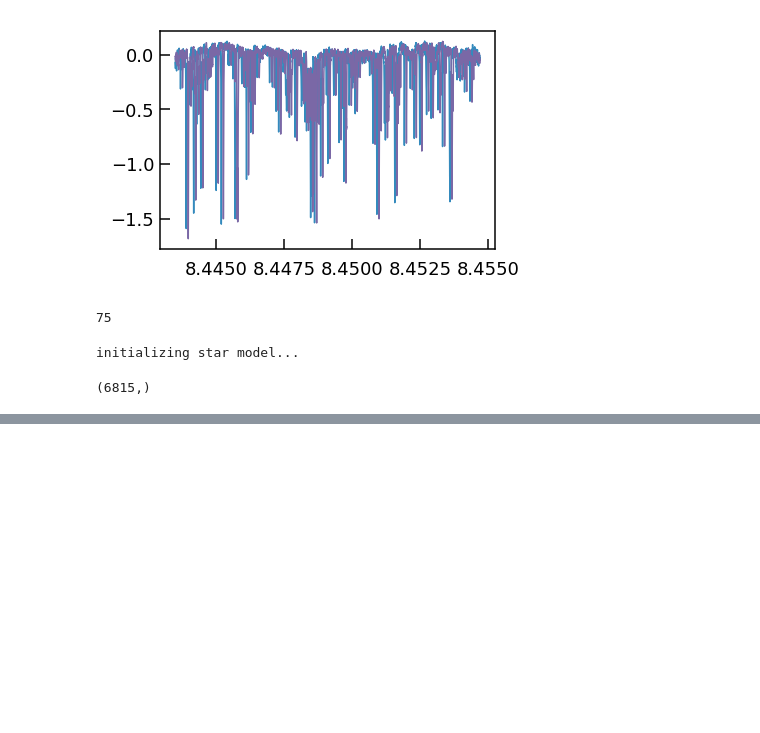
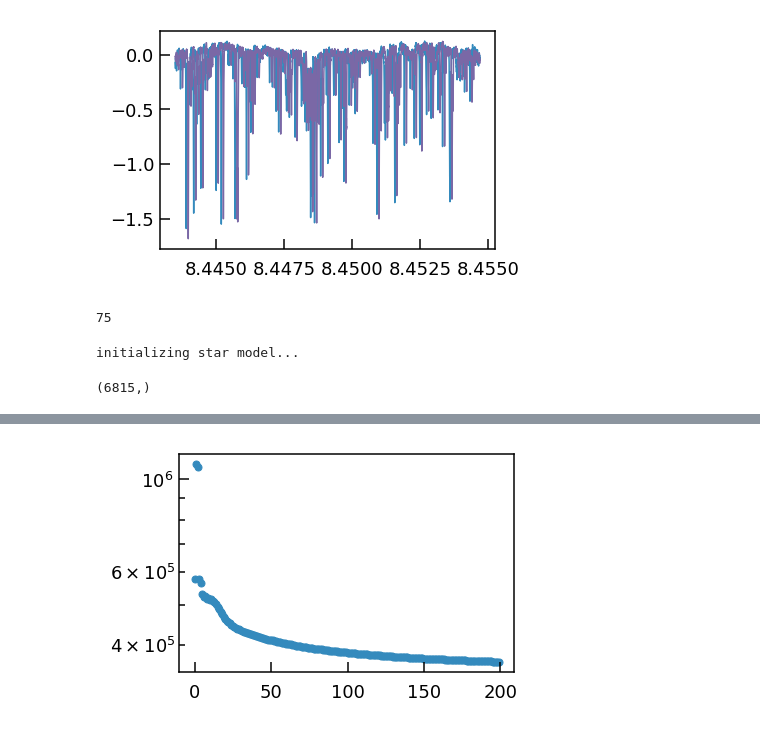
Before and after one commit to megbedell/wobble, a Jupyter notebook: notebooks/wobbleflow.ipynb, the cells around one changed output, grey strips where cells are left out. Drawn from its saved outputs; the diff is of its cells as text; code cells hidden in the pictures; blank space fills up the shorter version.

Commit message:
sweet new TensorFlowy structure

```diff
--- a/notebooks/wobbleflow.ipynb
+++ b/notebooks/wobbleflow.ipynb
@@ -139,0 +132,3 @@ np.std(pipeline_rvs - a.bervs)
+# %%
+opt_models = tf.train.AdagradOptimizer(0.01).minimize(nll, var_list=(star_model_ys_tensor, t_model_ys_tensor))
+opt_rvs = tf.train.AdagradOptimizer(10.).minimize(nll, var_list=(star_rvs_tensor, t_rvs_tensor))
@@ -139,0 +162,14 @@ np.std(pipeline_rvs - a.bervs)
+# %%
+model_xs_tensor = [tf.constant(model, dtype=T) for model in [star_model_xs, t_model_xs]]
+model_ys_tensor = [tf.Variable(model, dtype=T) for model in [star_model_ys, t_model_ys]]
+rvs_tensor = [tf.Variable(rvs, dtype=T) for rvs in [starting_rvs, np.zeros_like(starting_rvs)]]
+
+nll = tf.constant(0.0, dtype=T)
+for n in range(len(data)):
+    for c in []
+    shifted_xs_star = xs_tensor[n] + tf.log(doppler(rvs_tensor[0][n]))
+    star_model = interp(shifted_xs_star, model_xs_tensor[0], model_ys_tensor[0])
+    shifted_xs_t = xs_tensor[n] + tf.log(doppler(rvs_tensor[1][n]))
+    t_model = interp(shifted_xs_t, model_xs_tensor[1], model_ys_tensor[1])
+    model = star_model + t_model
+    nll += 0.5*tf.reduce_sum((data_tensor[n] - model)**2 * ivars_tensor[n])
@@ -139,0 +179,23 @@ np.std(pipeline_rvs - a.bervs)
+# %%
+opt_models = tf.train.AdagradOptimizer(0.01).minimize(nll, var_list=model_ys_tensor)
+opt_rvs = tf.train.AdagradOptimizer(10.).minimize(nll, var_list=rvs_tensor)
+# %%
+with tf.Session() as session:
+    session.run(tf.global_variables_initializer())
+
+    nll_history = []
+    for i in range(100):
+        session.run(opt_rvs)
+        nll_history.append(session.run(nll))
+        if (i % 10) == 0:
+            print "iter {0}: optimizing RVs".format(i)
+            print "nll: {0:.2e}".format(nll_history[-1])
+        session.run(opt_models)
+        nll_history.append(session.run(nll))
+        if (i % 10) == 0:
+            print "iter {0}: optimizing models".format(i)
+            print "nll: {0:.2e}".format(nll_history[-1])
+
+
+    params_model = session.run(model_ys_tensor)
+    params_rvs = session.run(rvs_tensor)
@@ -139,0 +220,6 @@ np.std(pipeline_rvs - a.bervs)
+# %%
+plt.scatter(np.arange(len(nll_history)), nll_history)
+ax = plt.gca()
+ax.set_yscale('log')
+# %% [output]
+[figure, added]
```
Also changed, not shown: parts of 22 cells of this notebook, 2 other files.
